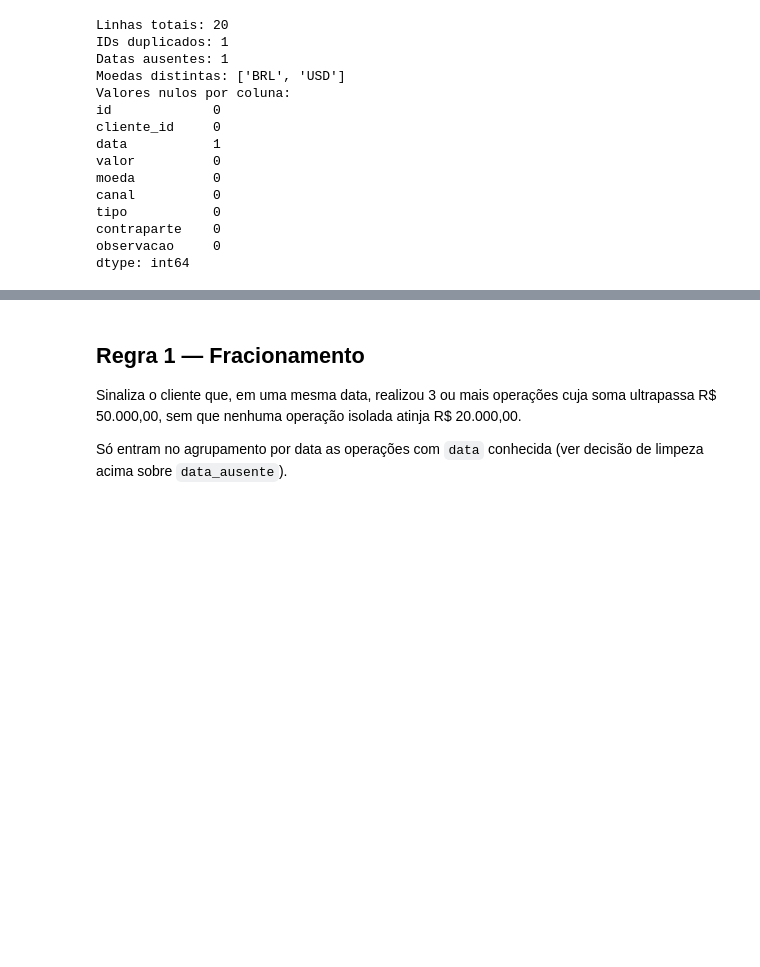
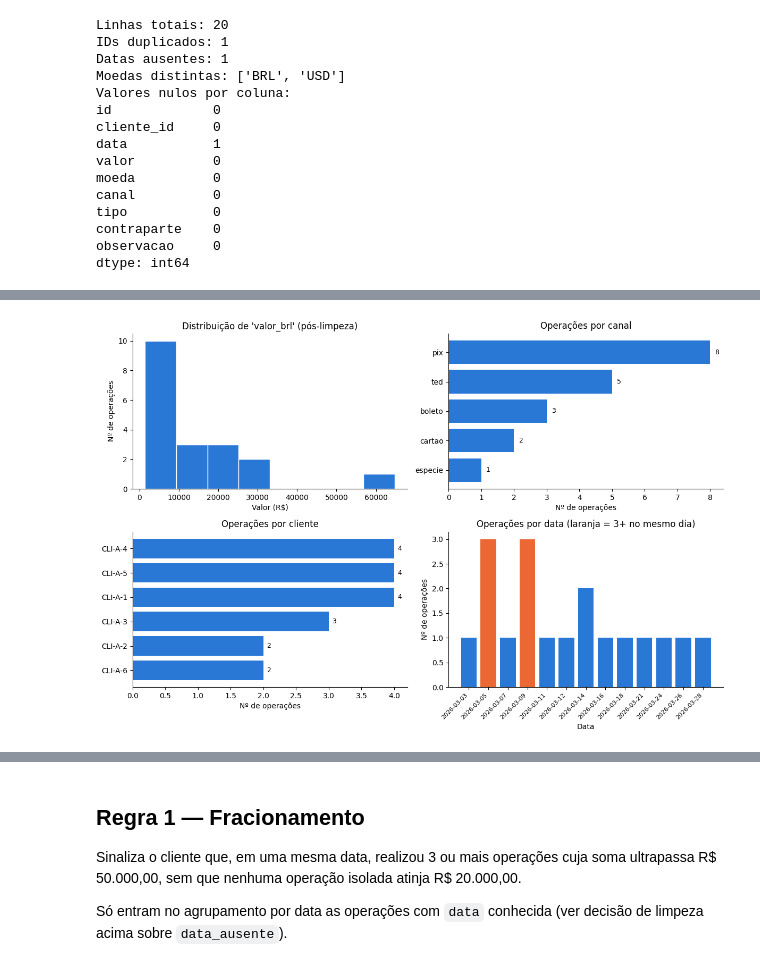
Before and after one commit to pedronery07/desafio-tecnico-itau, a Jupyter notebook: nivel_1/nivel_1.ipynb, the cells around one changed output, grey strips where cells are left out. Cells and saved outputs as stored; diff of their text form; code cells hidden in the pictures; blank space fills up the shorter version.

```diff
--- a/nivel_1/nivel_1.ipynb
+++ b/nivel_1/nivel_1.ipynb
@@ -121,0 +142,53 @@ Name: count, dtype: int64
+# %%
+import matplotlib.pyplot as plt
+
+# Paleta categórica fixa (slot 1 = azul: magnitude/padrão; slot 2 = laranja: destaque)
+COR_PADRAO = "#2a78d6"
+COR_DESTAQUE = "#eb6834"
+
+fig, axes = plt.subplots(2, 2, figsize=(12, 8))
+
+# 1. Distribuição dos valores já normalizados para BRL (pós-limpeza)
+ax = axes[0, 0]
+ax.hist(df_clean["valor_brl"], bins=8, color=COR_PADRAO, edgecolor="white")
+ax.set_title("Distribuição de 'valor_brl' (pós-limpeza)")
+ax.set_xlabel("Valor (R$)")
+ax.set_ylabel("Nº de operações")
+ax.spines[["top", "right"]].set_visible(False)
+
+# 2. Operações por canal (pós-limpeza)
+ax = axes[0, 1]
+canal_counts = df_clean["canal"].value_counts().sort_values()
+ax.barh(canal_counts.index, canal_counts.values, color=COR_PADRAO)
+for i, v in enumerate(canal_counts.values):
+    ax.text(v + 0.15, i, str(v), va="center", fontsize=9)
+ax.set_title("Operações por canal")
+ax.set_xlabel("Nº de operações")
+ax.spines[["top", "right"]].set_visible(False)
+
+# 3. Operações por cliente (pós-limpeza)
+ax = axes[1, 0]
+cliente_counts = df_clean["cliente_id"].value_counts().sort_values()
+ax.barh(cliente_counts.index, cliente_counts.values, color=COR_PADRAO)
+for i, v in enumerate(cliente_counts.values):
+    ax.text(v + 0.05, i, str(v), va="center", fontsize=9)
+ax.set_title("Operações por cliente")
+ax.set_xlabel("Nº de operações")
+ax.spines[["top", "right"]].set_visible(False)
+
+# 4. Operações por data (pós-limpeza; exclui a operação com data ausente) —
+#    em laranja, o dia com 3+ operações (pico de possível fracionamento)
+ax = axes[1, 1]
+ops_por_data = df_clean[~df_clean["data_ausente"]].groupby("data").size().sort_index()
+cores_data = [COR_DESTAQUE if v >= 3 else COR_PADRAO for v in ops_por_data.values]
+ax.bar(ops_por_data.index, ops_por_data.values, color=cores_data)
+ax.set_title("Operações por data (laranja = 3+ no mesmo dia)")
+ax.set_xlabel("Data")
+ax.set_ylabel("Nº de operações")
+plt.setp(ax.get_xticklabels(), rotation=45, ha="right", fontsize=8)
+ax.spines[["top", "right"]].set_visible(False)
+
+plt.tight_layout()
+plt.show()
+# %% [output]
+[figure, added]
```
Also changed, not shown: parts of 19 cells of this notebook, 1 other file.
